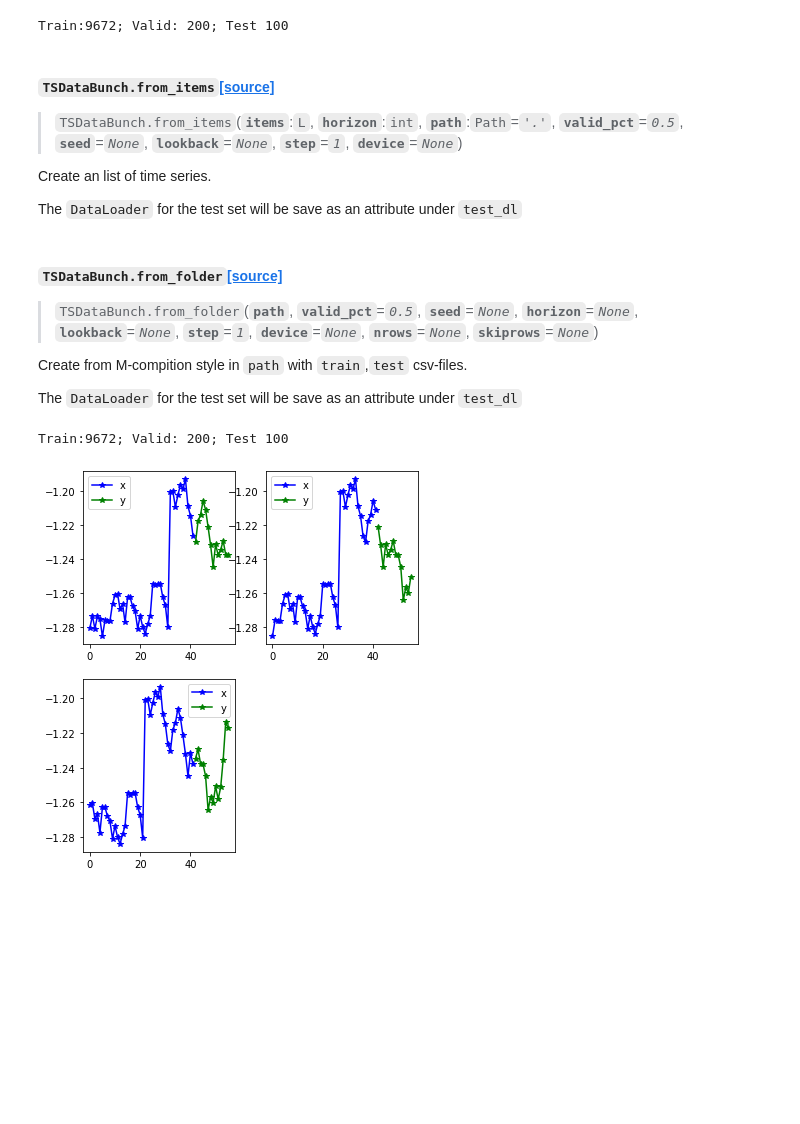
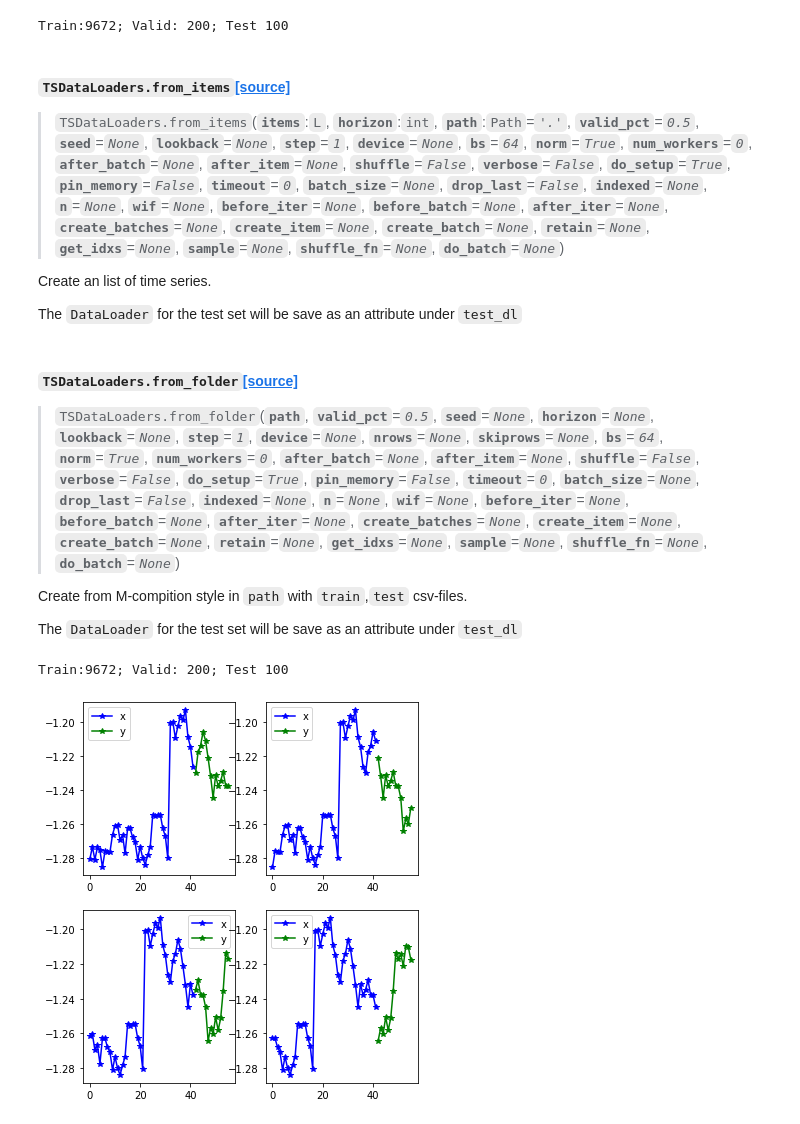
Before and after one commit to takotab/fastseq, a Jupyter notebook: nbs/03_data.load.ipynb, the cells around one changed output. Cells and saved outputs as stored; diff of their text form; code cells hidden in the pictures; blank space fills up the shorter version.

Commit message:
TSDataLoaders

```diff
--- a/nbs/03_data.load.ipynb
+++ b/nbs/03_data.load.ipynb
@@ -311,9 +302,9 @@ test_eq(train[0],a[0][:,:-5])
 test_eq(val[0],a[0][:,-10:])
 # %%
 #export
-class TSDataBunch(DataLoaders):
+class TSDataLoaders(DataLoaders):
     @classmethod
-    @delegates(DataLoaders.__init__)
+    @delegates(TSDataLoader.__init__)
     def from_folder(cls, path, valid_pct=.5, seed=None, horizon=None, lookback=None, step=1, device=None,
                    nrows=None, skiprows=None, **kwargs):
         """Create from M-compition style in `path` with `train`,`test` csv-files.
@@ -328,7 +319,7 @@ class TSDataBunch(DataLoaders):
 
 
     @classmethod
-    @delegates(DataLoaders.__init__)
+    @delegates(TSDataLoader.__init__)
     def from_items(cls, items:L, horizon:int, path:Path='.', valid_pct=.5, seed=None, lookback=None, step=1,
                    device=None, **kwargs):
         """Create an list of time series.
@@ -338,12 +329,10 @@ class TSDataBunch(DataLoaders):
         lookback = ifnone(lookback, horizon * 4)
         items, test = make_test(items, horizon, lookback, keep_lookback = True)
         train, valid = make_test(items, int(lookback*valid_pct), lookback, keep_lookback = True)
-        items = L(*train,*valid,*test)
-        splits = IndexsSplitter(len(train),len(train)+len(valid), True)(items)
-        dsrc = Datasets(items, noop, splits=splits, dl_type = TSDataLoader)
-        db = dsrc.dataloaders(horizon=horizon, lookback=lookback, step=step, device=device, **kwargs)
-        db.test_dl = TSDataLoader(test, horizon=horizon, lookback=lookback, step=step, device=device)
-        print(f"Train:{db.train_dl.n}; Valid: {db.valid_dl.n}; Test {db.test_dl.n}")
+
+        db = DataLoaders(*[TSDataLoader(items,horizon=horizon, lookback=lookback, step=step, device=device,  **kwargs) for items in [train,valid]])
+        db.test = TSDataLoader(test, horizon=horizon, lookback=lookback, step=step, device=device)
+        print(f"Train:{db.train.n}; Valid: {db.valid.n}; Test {db.test.n}")
 #         TODO add with test_dl, currently give buges
         return db
 # %%
@@ -385,27 +366,27 @@ test_eq(dbunch.test_dl.n,100)
 # %%
-show_doc(TSDataBunch.from_items, name='TSDataBunch.from_items')
+show_doc(TSDataLoaders.from_items, name='TSDataLoaders.from_items')
 # %% [output]
-<h4 id="TSDataBunch.from_items" class="doc_header"><code>TSDataBunch.from_items</code><a href="__main__.py#L18" class="source_link" style="float:right">[source]</a></h4>
+<h4 id="TSDataLoaders.from_items" class="doc_header"><code>TSDataLoaders.from_items</code><a href="__main__.py#L18" class="source_link" style="float:right">[source]</a></h4>
 
-> <code>TSDataBunch.from_items</code>(**`items`**:`L`, **`horizon`**:`int`, **`path`**:`Path`=*`'.'`*, **`valid_pct`**=*`0.5`*, **`seed`**=*`None`*, **`lookback`**=*`None`*, **`step`**=*`1`*, **`device`**=*`None`*)
+> <code>TSDataLoaders.from_items</code>(**`items`**:`L`, **`horizon`**:`int`, **`path`**:`Path`=*`'.'`*, **`valid_pct`**=*`0.5`*, **`seed`**=*`None`*, **`lookback`**=*`None`*, **`step`**=*`1`*, **`device`**=*`None`*, **`bs`**=*`64`*, **`norm`**=*`True`*, **`num_workers`**=*`0`*, **`after_batch`**=*`None`*, **`after_item`**=*`None`*, **`shuffle`**=*`False`*, **`verbose`**=*`False`*, **`do_setup`**=*`True`*, **`pin_memory`**=*`False`*, **`timeout`**=*`0`*, **`batch_size`**=*`None`*, **`drop_last`**=*`False`*, **`indexed`**=*`None`*, **`n`**=*`None`*, **`wif`**=*`None`*, **`before_iter`**=*`None`*, **`before_batch`**=*`None`*, **`after_iter`**=*`None`*, **`create_batches`**=*`None`*, **`create_item`**=*`None`*, **`create_batch`**=*`None`*, **`retain`**=*`None`*, **`get_idxs`**=*`None`*, **`sample`**=*`None`*, **`shuffle_fn`**=*`None`*, **`do_batch`**=*`None`*)
 
 Create an list of time series.
 
 The `DataLoader` for the test set will be save as an attribute under `test_dl`
 # %%
-show_doc(TSDataBunch.from_folder, name='TSDataBunch.from_folder')
+show_doc(TSDataLoaders.from_folder, name='TSDataLoaders.from_folder')
 # %% [output]
-<h4 id="TSDataBunch.from_folder" class="doc_header"><code>TSDataBunch.from_folder</code><a href="__main__.py#L3" class="source_link" style="float:right">[source]</a></h4>
+<h4 id="TSDataLoaders.from_folder" class="doc_header"><code>TSDataLoaders.from_folder</code><a href="__main__.py#L3" class="source_link" style="float:right">[source]</a></h4>
 
-> <code>TSDataBunch.from_folder</code>(**`path`**, **`valid_pct`**=*`0.5`*, **`seed`**=*`None`*, **`horizon`**=*`None`*, **`lookback`**=*`None`*, **`step`**=*`1`*, **`device`**=*`None`*, **`nrows`**=*`None`*, **`skiprows`**=*`None`*)
+> <code>TSDataLoaders.from_folder</code>(**`path`**, **`valid_pct`**=*`0.5`*, **`seed`**=*`None`*, **`horizon`**=*`None`*, **`lookback`**=*`None`*, **`step`**=*`1`*, **`device`**=*`None`*, **`nrows`**=*`None`*, **`skiprows`**=*`None`*, **`bs`**=*`64`*, **`norm`**=*`True`*, **`num_workers`**=*`0`*, **`after_batch`**=*`None`*, **`after_item`**=*`None`*, **`shuffle`**=*`False`*, **`verbose`**=*`False`*, **`do_setup`**=*`True`*, **`pin_memory`**=*`False`*, **`timeout`**=*`0`*, **`batch_size`**=*`None`*, **`drop_last`**=*`False`*, **`indexed`**=*`None`*, **`n`**=*`None`*, **`wif`**=*`None`*, **`before_iter`**=*`None`*, **`before_batch`**=*`None`*, **`after_iter`**=*`None`*, **`create_batches`**=*`None`*, **`create_item`**=*`None`*, **`create_batch`**=*`None`*, **`retain`**=*`None`*, **`get_idxs`**=*`None`*, **`sample`**=*`None`*, **`shuffle_fn`**=*`None`*, **`do_batch`**=*`None`*)
 
 Create from M-compition style in `path` with `train`,`test` csv-files.
 
 The `DataLoader` for the test set will be save as an attribute under `test_dl`
 # %%
-dbunch = TSDataBunch.from_folder(path, horizon = 14, step=5, bs=64, nrows=100)
-dbunch.train_dl.show_batch(max_n=3)
+dbunch = TSDataLoaders.from_folder(path, horizon = 14, step=5, bs=64, nrows=100)
+dbunch.train.show_batch(max_n=4)
 # %% [output]
 Train:9672; Valid: 200; Test 100
-[figure, old version]
+[figure, new version]
 # %%
```
Also changed, not shown: parts of 17 cells of this notebook, 3 other files.
